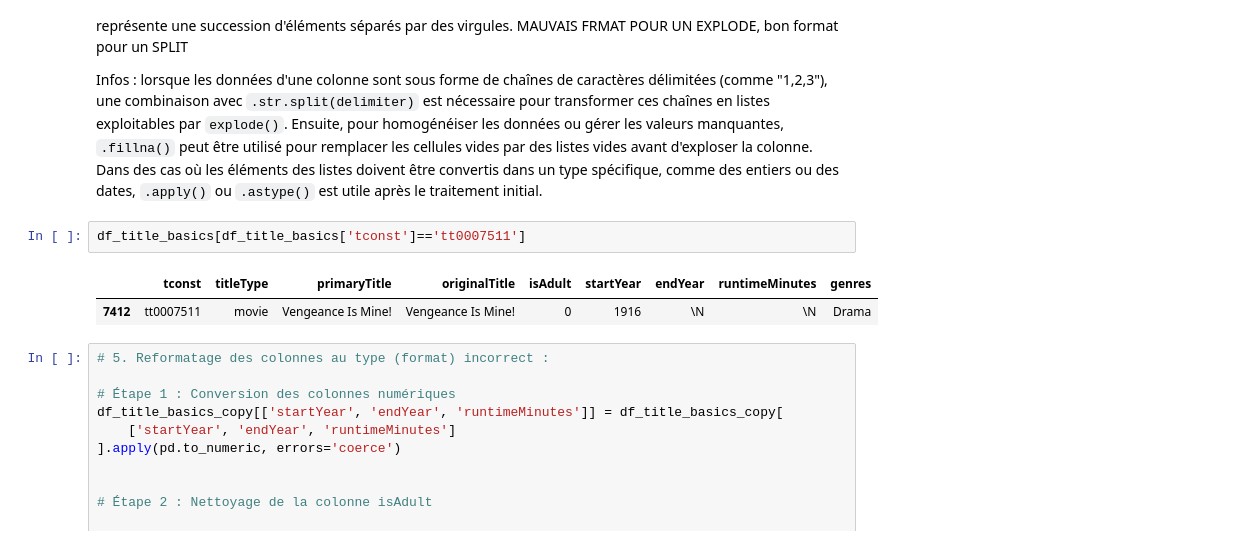
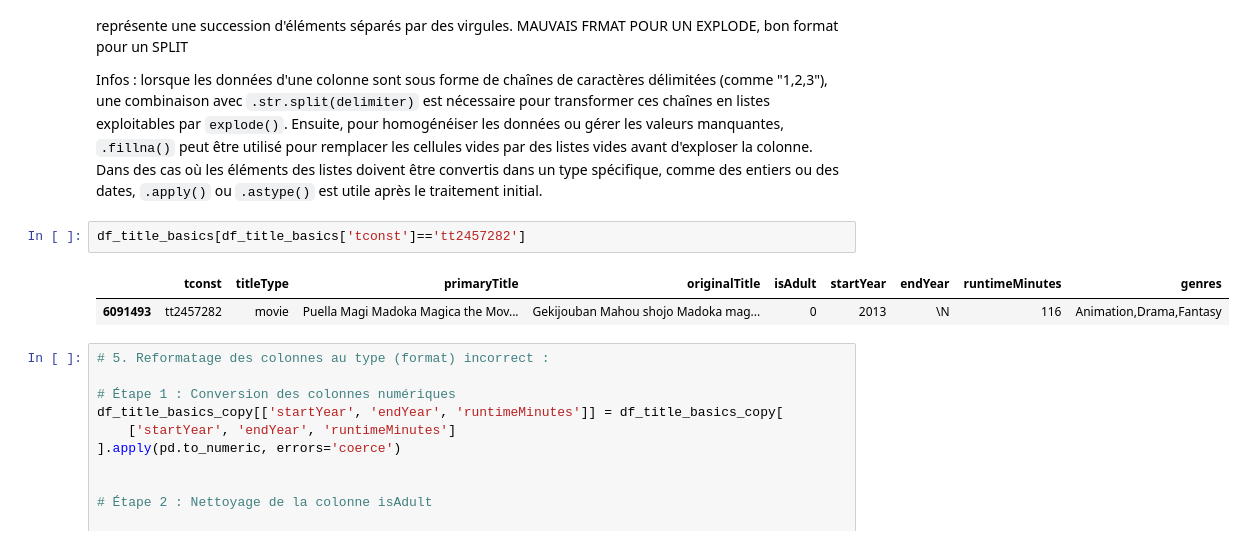
Before and after one commit to jpvt-data/AlgoCinema, a Jupyter notebook: exploration/exploration_title_basics.ipynb, the cells around one changed output. Cells and saved outputs as stored; diff of their text form.

```diff
--- a/exploration/exploration_title_basics.ipynb
+++ b/exploration/exploration_title_basics.ipynb
@@ -146,10 +146,10 @@ Name: count, dtype: int64
 
  Infos : lorsque les données d'une colonne sont sous forme de chaînes de caractères délimitées (comme "1,2,3"), une combinaison avec `.str.split(delimiter)` est nécessaire pour transformer ces chaînes en listes exploitables par `explode()`. Ensuite, pour homogénéiser les données ou gérer les valeurs manquantes, `.fillna()` peut être utilisé pour remplacer les cellules vides par des listes vides avant d'exploser la colonne. Dans des cas où les éléments des listes doivent être convertis dans un type spécifique, comme des entiers ou des dates, `.apply()` ou `.astype()` est utile après le traitement initial.
 # %%
-df_title_basics[df_title_basics['tconst']=='tt0007511']
+df_title_basics[df_title_basics['tconst']=='tt2457282']
 # %% [output]
 |  | tconst | titleType | primaryTitle | originalTitle | isAdult | startYear | endYear | runtimeMinutes | genres |
-| 7412 | tt0007511 | movie | Vengeance Is Mine! | Vengeance Is Mine! | 0 | 1916 | \N | \N | Drama |
+| 6091493 | tt2457282 | movie | Puella Magi Madoka Magica the Mov... | Gekijouban Mahou shojo Madoka mag... | 0 | 2013 | \N | 116 | Animation,Drama,Fantasy |
 # %%
 # 5. Reformatage des colonnes au type (format) incorrect :
 
```
